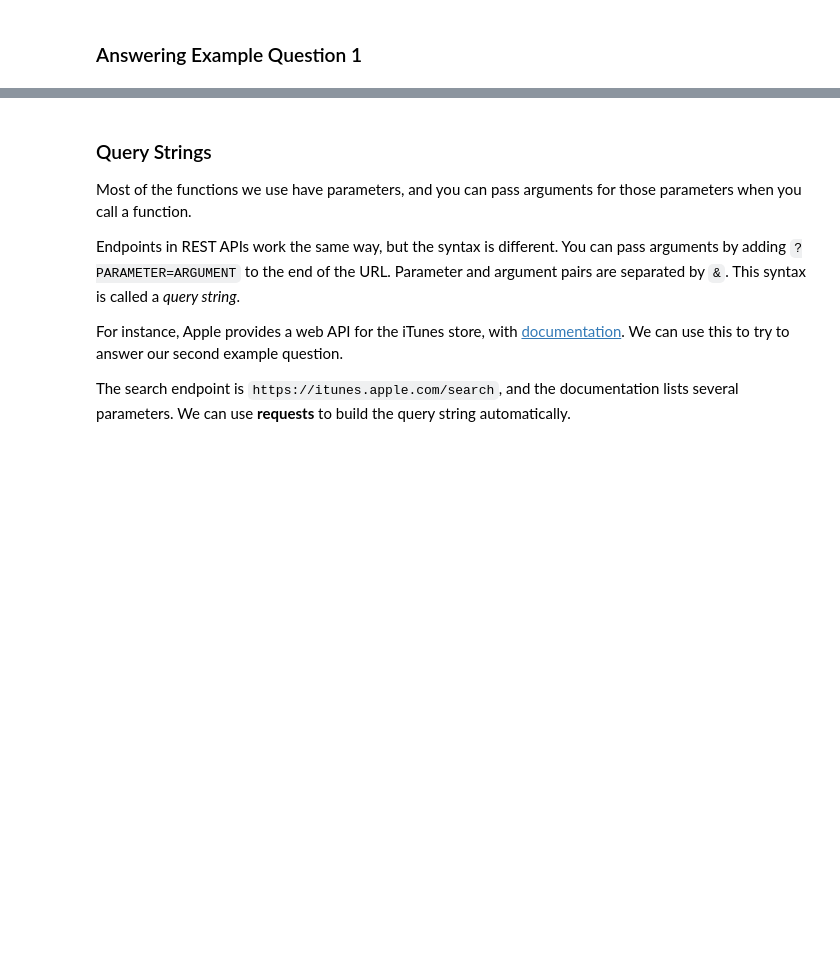
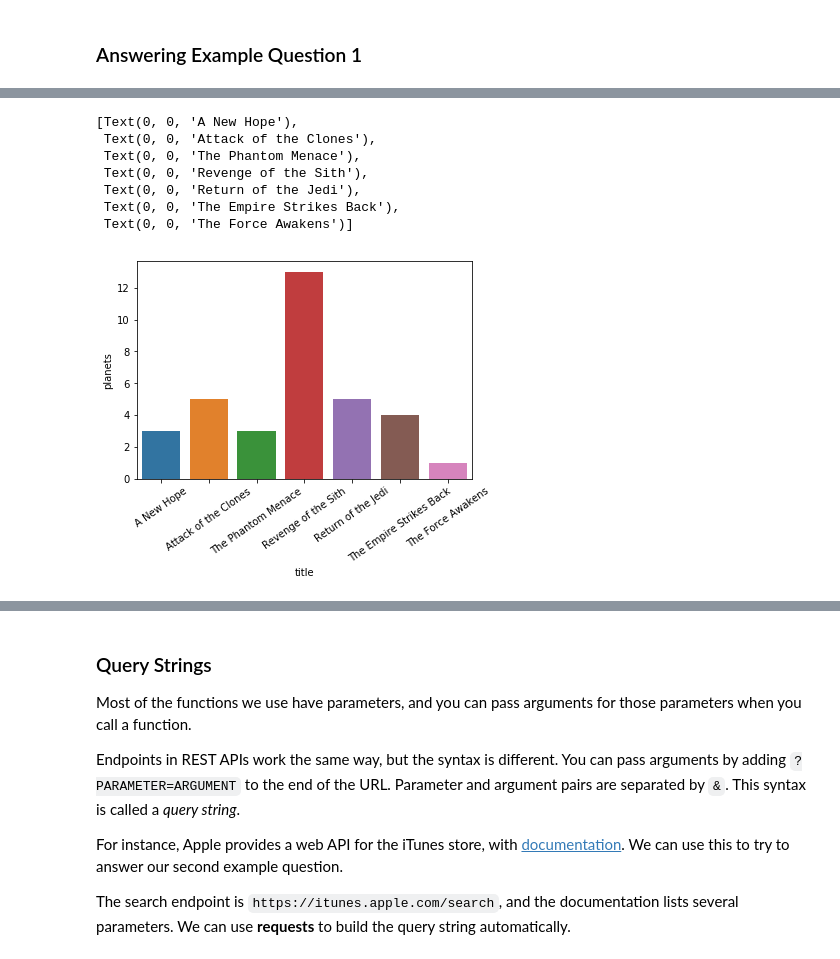
Before and after one commit to 2019-winter-ucdavis-sta141b/notes, a Jupyter notebook: lecture/01.29/notes.ipynb, the cells around one changed output, grey strips where cells are left out. Cells and saved outputs as stored; diff of their text form; code cells hidden in the pictures; blank space fills up the shorter version.

```diff
--- a/lecture/01.29/notes.ipynb
+++ b/lecture/01.29/notes.ipynb
@@ -110,2 +195,7 @@ Failing to be polite can get you banned from websites!
 # %% [markdown]
 ### Answering Example Question 1
+# %%
+response = requests.get('https://swapi.co/api/films/')
+response.raise_for_status()
+result = response.json()
+result
@@ -111,0 +226,4 @@ Failing to be polite can get you banned from websites!
+# %%
+import pandas as pd
+
+result_df = pd.DataFrame(result["results"])
@@ -111,0 +237,8 @@ Failing to be polite can get you banned from websites!
+# %%
+result_df = result_df[["planets", "title"]]
+
+result_df = result_df.set_index("title")
+
+# Turn the last column remaining into a series
+result_s = result_df.squeeze()
+result_df
@@ -111,0 +270,16 @@ Failing to be polite can get you banned from websites!
+# %%
+import seaborn as sns
+
+result_plot = result_s.apply(len).reset_index()
+ax = sns.barplot(x = "title", y = "planets", data = result_plot)
+ax.set_xticklabels(ax.get_xticklabels(), rotation = 35)
+# Could also set `ha = "right"` to make labels line up with ticks
+# %% [output]
+[Text(0, 0, 'A New Hope'),
+ Text(0, 0, 'Attack of the Clones'),
+ Text(0, 0, 'The Phantom Menace'),
+ Text(0, 0, 'Revenge of the Sith'),
+ Text(0, 0, 'Return of the Jedi'),
+ Text(0, 0, 'The Empire Strikes Back'),
+ Text(0, 0, 'The Force Awakens')]
+[figure, added]
```
Also changed, not shown: parts of 29 cells of this notebook.
